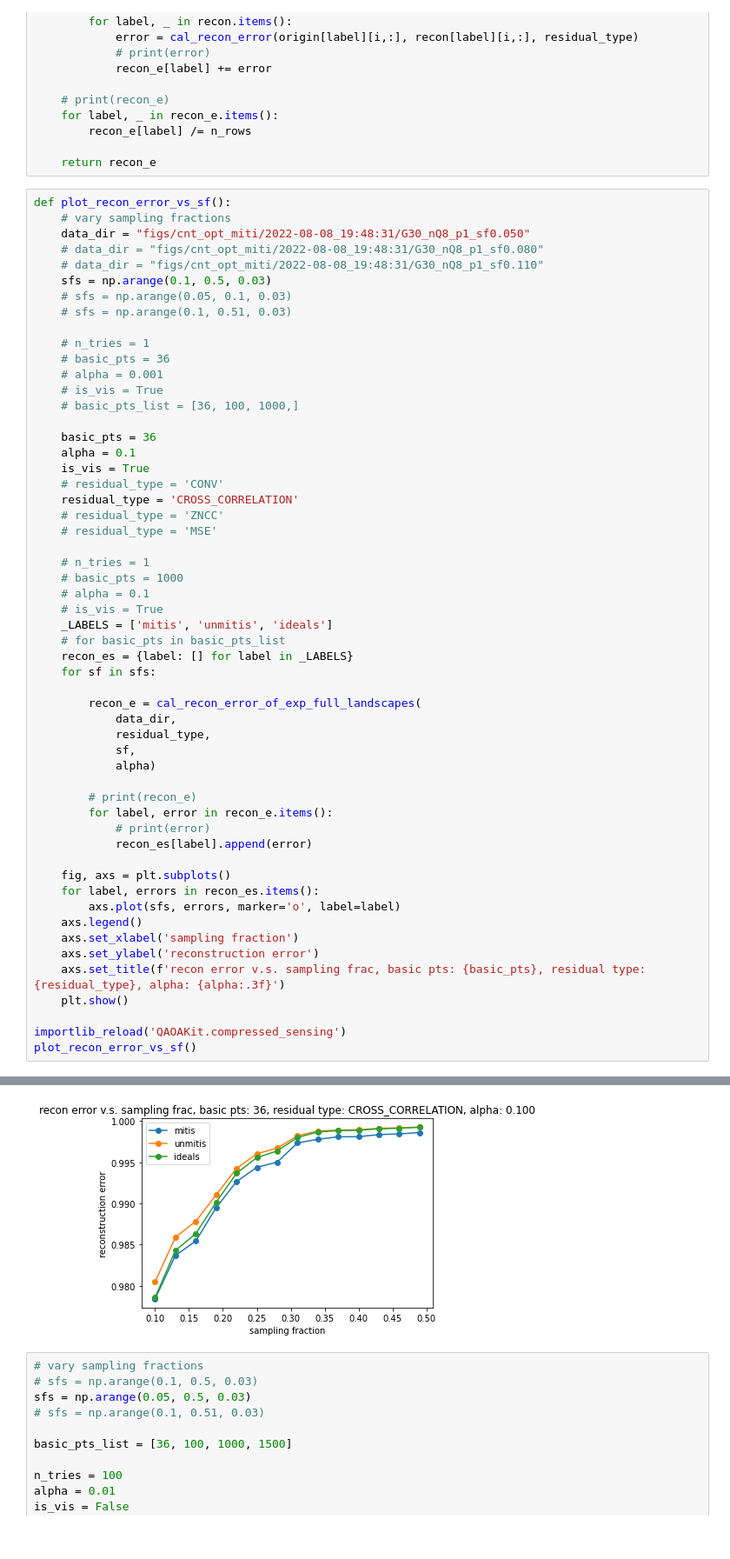
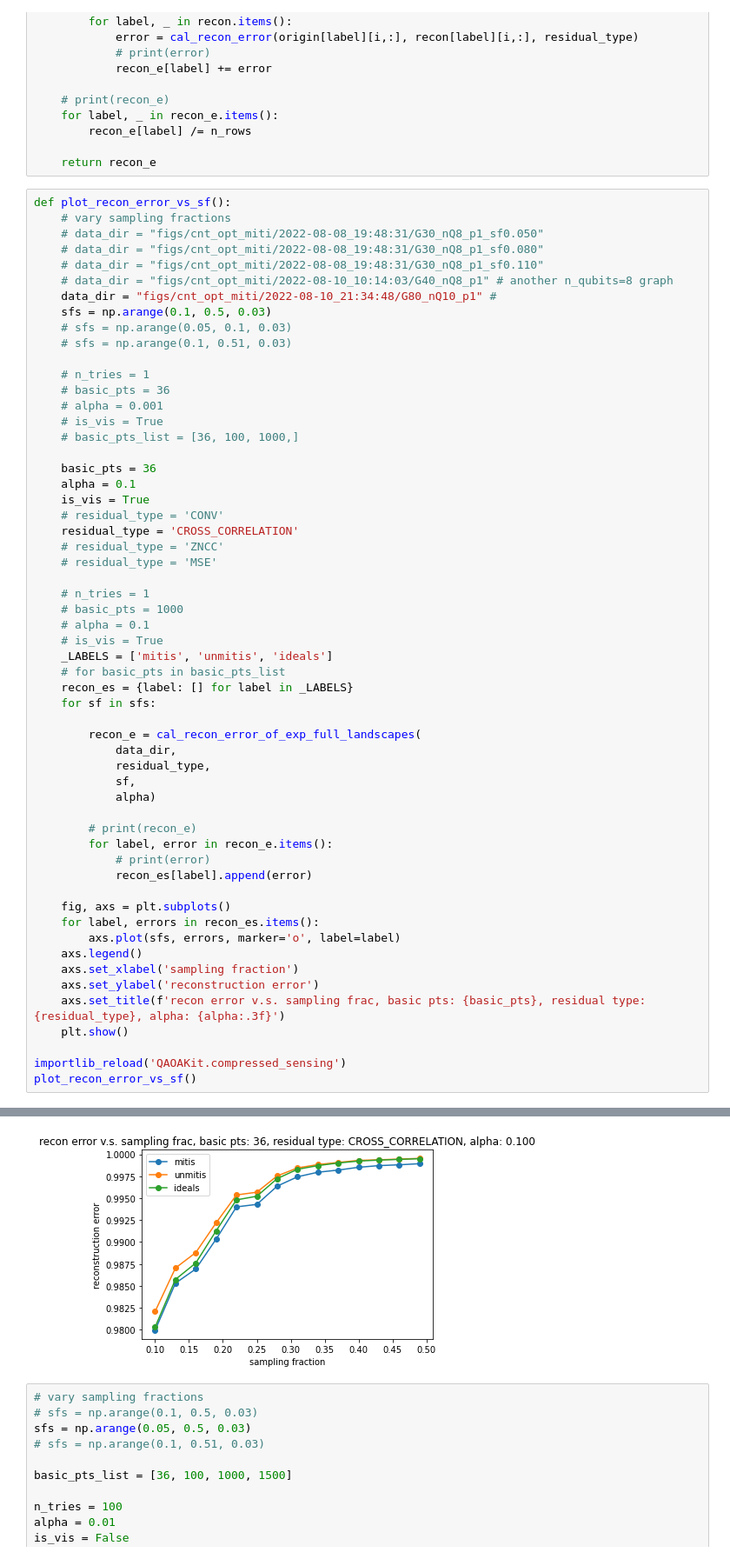
Before and after one commit to kunliu7/oscar, a Jupyter notebook: test_recon_error_on_exp.ipynb, the cells around one changed output, grey strips where cells are left out. Shown: that part at 87% size. Drawn from its saved outputs; the diff is of its cells as text.

Commit message:
vis: recon google data

```diff
--- a/test_recon_error_on_exp.ipynb
+++ b/test_recon_error_on_exp.ipynb
@@ -145,9 +145,11 @@ def cal_recon_error_of_exp_full_landscapes(
 # %%
 def plot_recon_error_vs_sf():
     # vary sampling fractions
-    data_dir = "figs/cnt_opt_miti/2022-08-08_19:48:31/G30_nQ8_p1_sf0.050"
+    # data_dir = "figs/cnt_opt_miti/2022-08-08_19:48:31/G30_nQ8_p1_sf0.050"
     # data_dir = "figs/cnt_opt_miti/2022-08-08_19:48:31/G30_nQ8_p1_sf0.080"
     # data_dir = "figs/cnt_opt_miti/2022-08-08_19:48:31/G30_nQ8_p1_sf0.110"
+    # data_dir = "figs/cnt_opt_miti/2022-08-10_10:14:03/G40_nQ8_p1" # another n_qubits=8 graph
+    data_dir = "figs/cnt_opt_miti/2022-08-10_21:34:48/G80_nQ10_p1" #
     sfs = np.arange(0.1, 0.5, 0.03)
     # sfs = np.arange(0.05, 0.1, 0.03)
     # sfs = np.arange(0.1, 0.51, 0.03)
@@ -238,8 +250,8 @@ n_pts:  {'beta': 56, 'gamma': 226}
 n_samples:  {'beta': 28, 'gamma': 111}
 alpha:  0.1
 start: solve l1 norm
 end: solve l1 norm
-[figure, old version]
+[figure, new version]
 # %%
 # vary sampling fractions
 # sfs = np.arange(0.1, 0.5, 0.03)
```
Also changed, not shown: parts of 1 cell of this notebook.
